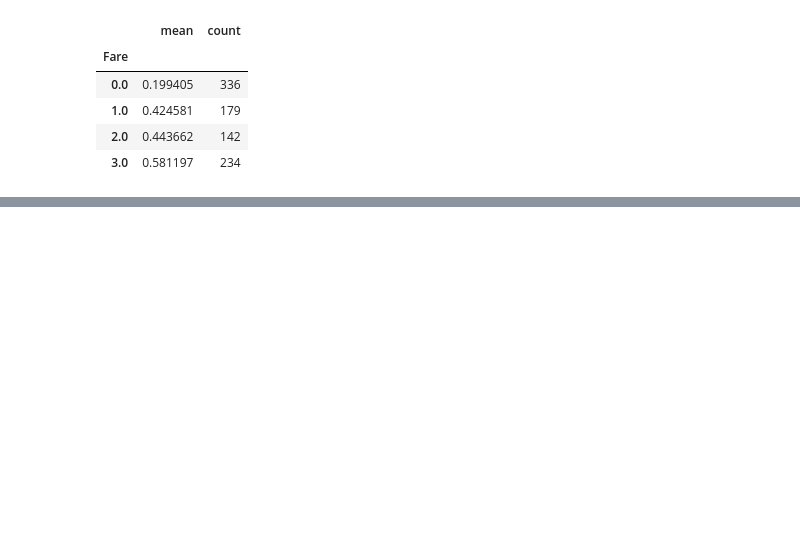
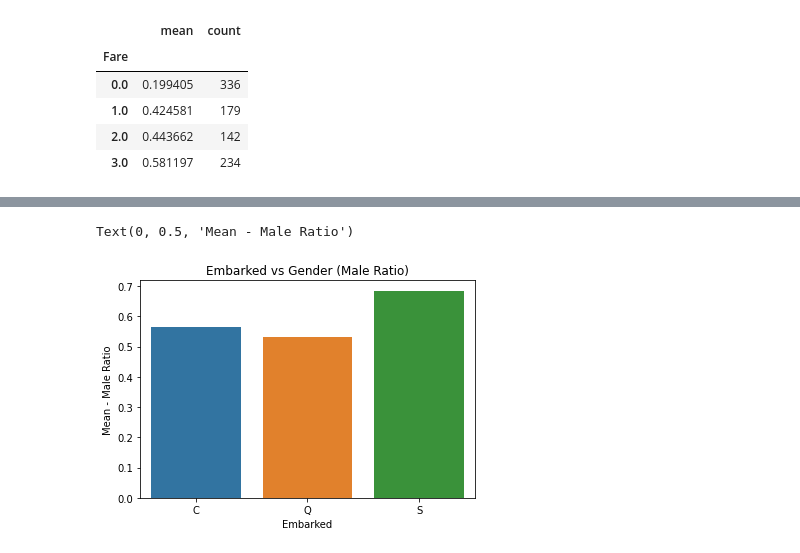
Before and after one commit to paton838/works, a Jupyter notebook: data-science/titanic/titanic_analysis.ipynb, the cells around one changed output, grey strips where cells are left out. Drawn from its saved outputs; the diff is of its cells as text; code cells hidden in the pictures; blank space fills up the shorter version.

```diff
--- a/data-science/titanic/titanic_analysis.ipynb
+++ b/data-science/titanic/titanic_analysis.ipynb
@@ -159,0 +226,5 @@ df[['Survived', 'Embarked']].groupby(['Embarked']).agg(['mean', 'count'])
+# %%
+summ = df[['Sex', 'Fare', 'Companion', 'Pclass', 'Embarked']] \
+        .groupby(['Embarked']) \
+        .agg(['mean', 'count'])
+summ
@@ -159,0 +238,7 @@ df[['Survived', 'Embarked']].groupby(['Embarked']).agg(['mean', 'count'])
+# %%
+sns.barplot(x=summ.index, y=summ['Sex']['mean'])
+plt.title('Embarked vs Gender (Male Ratio)')
+plt.ylabel('Mean - Male Ratio')
+# %% [output]
+Text(0, 0.5, 'Mean - Male Ratio')
+[figure, added]
```
Also changed, not shown: parts of 62 cells of this notebook.
